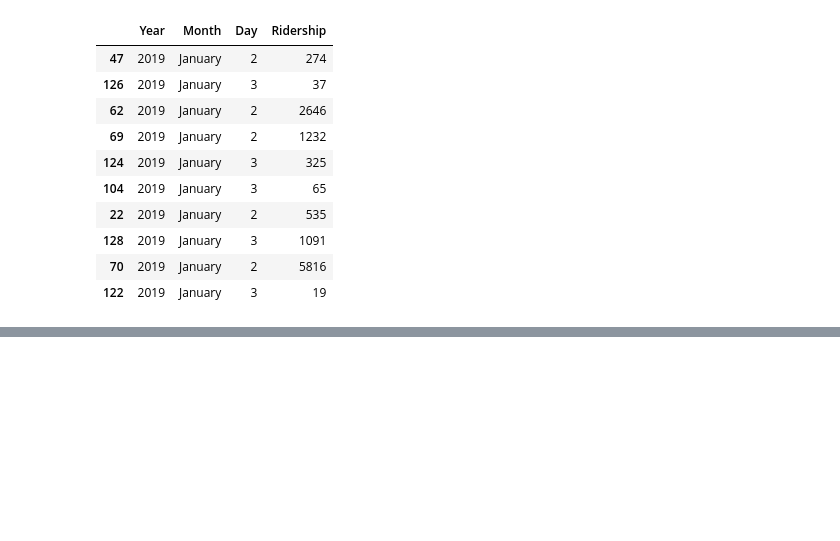
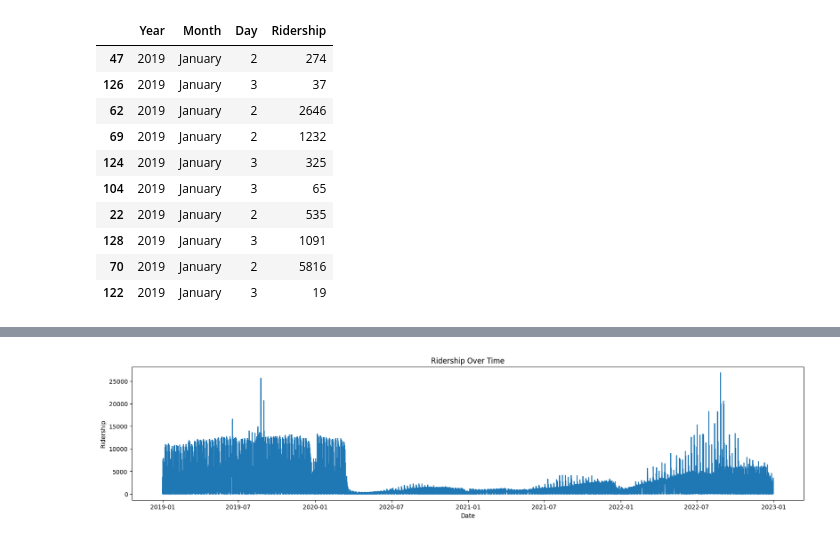
Before and after one commit to Asore94/dkarMiniProject, a Jupyter notebook: preprocessing.ipynb, the cells around one changed output, grey strips where cells are left out. Cells and saved outputs as stored; diff of their text form; code cells hidden in the pictures; blank space fills up the shorter version.

```diff
--- a/preprocessing.ipynb
+++ b/preprocessing.ipynb
@@ -99,0 +102,5 @@ df_filtered.sample(10)
+# %%
+import pandas as pd
+
+df = pd.read_csv('Data/Ridership.csv')
+df.sample(10)
@@ -99,0 +119,15 @@ df_filtered.sample(10)
+# %%
+import matplotlib.pyplot as plt
+
+def my_plot(x, y, xlabel, ylabel, title):
+    plt.figure(figsize=(20, 4))
+    plt.plot(x, y)
+    plt.xlabel(xlabel)
+    plt.ylabel(ylabel)
+    plt.title(title)
+    plt.show()
+
+indexes = pd.to_datetime(df['Year'].astype(str) + '-' + df['Month'].map(month_mapping).astype(str) + '-' + df['Day'].astype(str))
+my_plot(indexes, df['Ridership'], 'Date', 'Ridership', 'Ridership Over Time')
+# %% [output]
+[figure, added]
```
Also changed, not shown: parts of 9 cells of this notebook.
